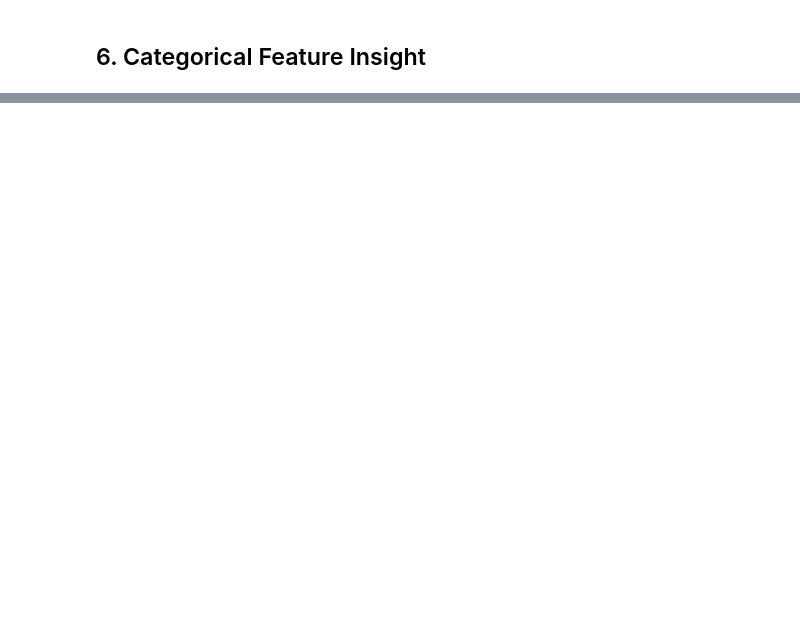
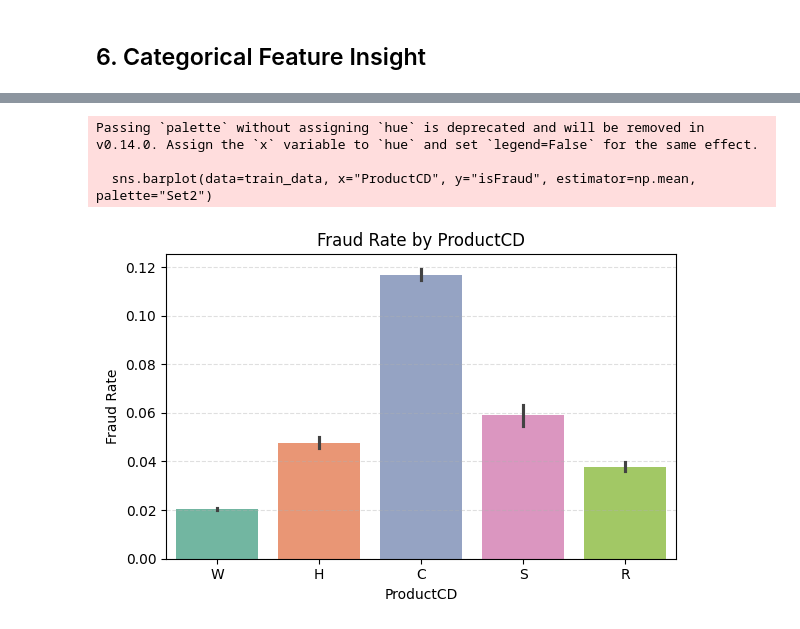
Before and after one commit to alexmatiasas/Fraud-Detection-with-ML, a Jupyter notebook: notebooks/01a_EDA_summary_in_Python.ipynb, the cells around one changed output, grey strips where cells are left out. Saved outputs shown, nothing was run; the diff lists cells and outputs as text; code cells hidden in the pictures; blank space fills up the shorter version.

```diff
--- a/notebooks/01a_EDA_summary_in_Python.ipynb
+++ b/notebooks/01a_EDA_summary_in_Python.ipynb
@@ -82,0 +222,13 @@ sns.histplot(data=train_data, x='TransactionHour', hue='isFraud', stat='probabil
+# %%
+plt.figure(figsize=(6,4))
+sns.barplot(data=train_data, x="ProductCD", y="isFraud", estimator=np.mean, palette="Set2")
+plt.title("Fraud Rate by ProductCD")
+plt.ylabel("Fraud Rate")
+plt.grid(True, axis='y', linestyle='--', alpha=0.4)
+plt.tight_layout()
+plt.show()
+# %% [output]
+Passing `palette` without assigning `hue` is deprecated and will be removed in v0.14.0. Assign the `x` variable to `hue` and set `legend=False` for the same effect.
+
+  sns.barplot(data=train_data, x="ProductCD", y="isFraud", estimator=np.mean, palette="Set2")
+[figure, added]
```
Also changed, not shown: parts of 20 cells of this notebook, 2 other files.
